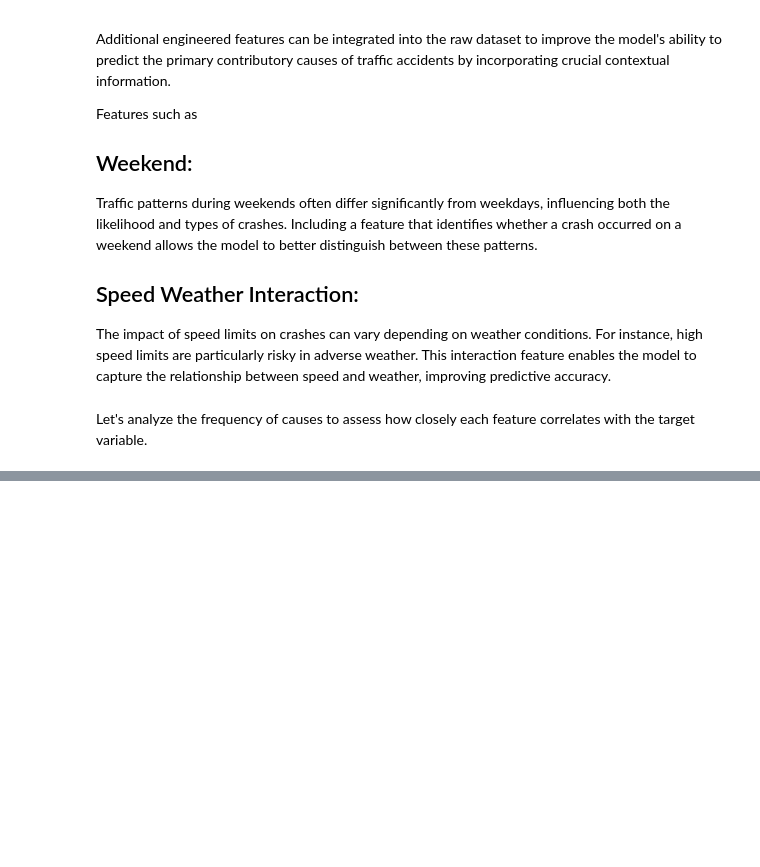
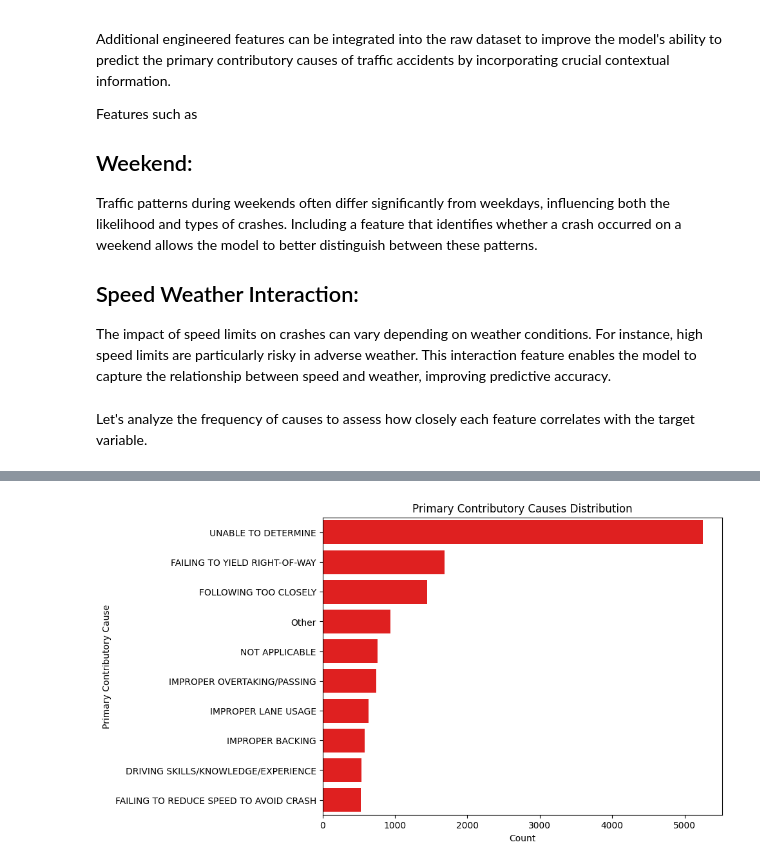
Before and after one commit to djdrjeff/phase3project_KelvinNjenga, a Jupyter notebook: Traffic_Crashes_KelvinNjenga.ipynb, the cells around one changed output, grey strips where cells are left out. Drawn from its saved outputs; the diff is of its cells as text; code cells hidden in the pictures; blank space fills up the shorter version.

Commit message:
Update Traffic_Crashes_KelvinNjenga.ipynb
Update Traffic_Crashes_KelvinNjenga

```diff
--- a/Traffic_Crashes_KelvinNjenga.ipynb
+++ b/Traffic_Crashes_KelvinNjenga.ipynb
@@ -317,0 +321,4 @@ Name: count, dtype: int64
+# %%
+threshold = 0.01 * len(df)
+rare_causes = cause_counts[cause_counts < threshold].index
+df['PRIM_CONTRIBUTORY_CAUSE_BINNED'] = df['PRIM_CONTRIBUTORY_CAUSE'].replace(rare_causes, 'Other')
@@ -317,0 +328,3 @@ Name: count, dtype: int64
+# %%
+top_n_causes = df['PRIM_CONTRIBUTORY_CAUSE_BINNED'].value_counts().head(10).index
+df = df[df['PRIM_CONTRIBUTORY_CAUSE_BINNED'].isin(top_n_causes)]
@@ -317,0 +334,2 @@ Name: count, dtype: int64
+# %%
+df['Weather_Condition_Mode'] = df.groupby('POSTED_SPEED_LIMIT')['WEATHER_CONDITION'].transform(lambda x: x.mode()[0])
@@ -317,0 +338,3 @@ Name: count, dtype: int64
+# %%
+df.drop(['CRASH_HOUR', 'CRASH_DAY_OF_WEEK', 'CRASH_MONTH', 'POSTED_SPEED_LIMIT'], axis=1, inplace=True)
+y = df['PRIM_CONTRIBUTORY_CAUSE_BINNED']
@@ -317,0 +355,14 @@ Name: count, dtype: int64
+# %%
+plt.figure(figsize=(8, 6))
+sns.countplot(
+    y='PRIM_CONTRIBUTORY_CAUSE_BINNED',
+    data=df,
+    order=df['PRIM_CONTRIBUTORY_CAUSE_BINNED'].value_counts().index,
+    color='red'
+)
+plt.title('Primary Contributory Causes Distribution')
+plt.xlabel('Count')
+plt.ylabel('Primary Contributory Cause')
+plt.show()
+# %% [output]
+[figure, added]
```
Also changed, not shown: parts of 36 cells of this notebook.
